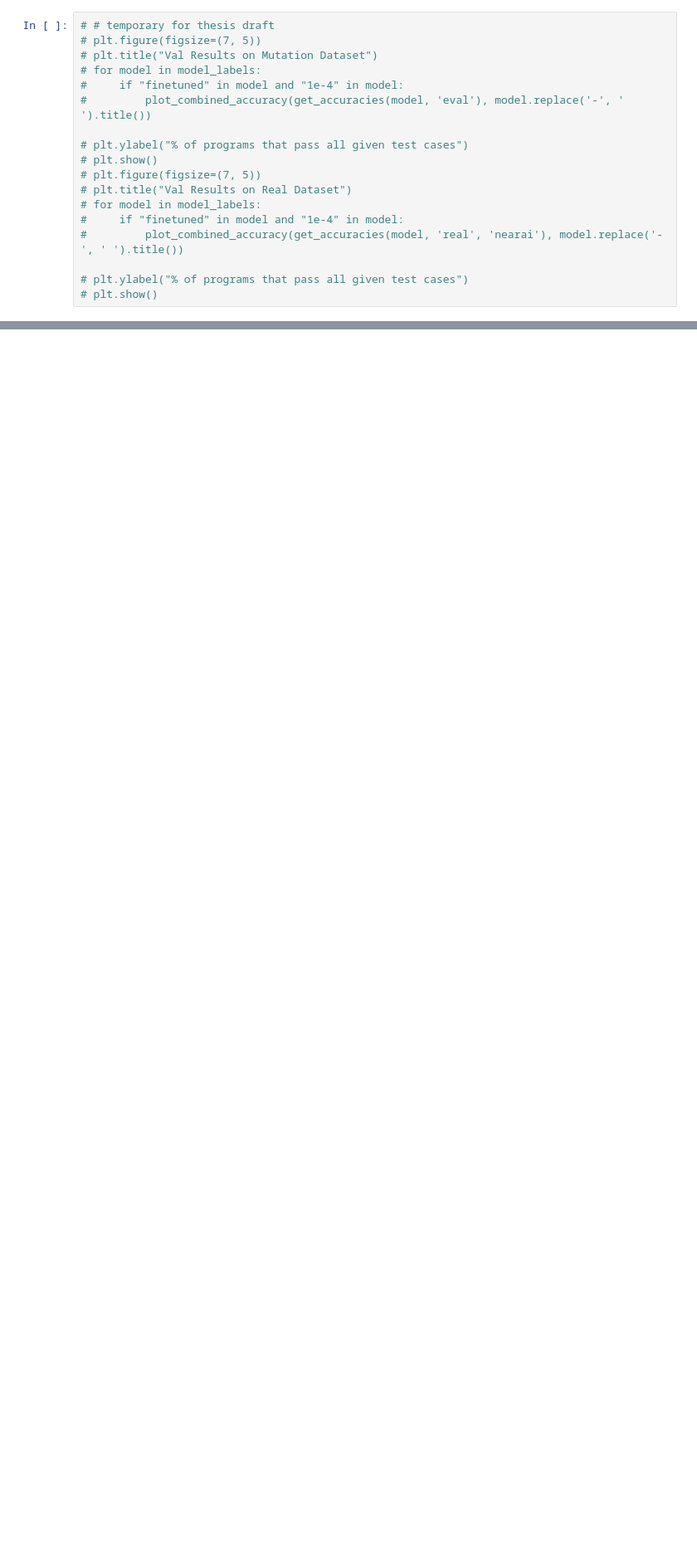
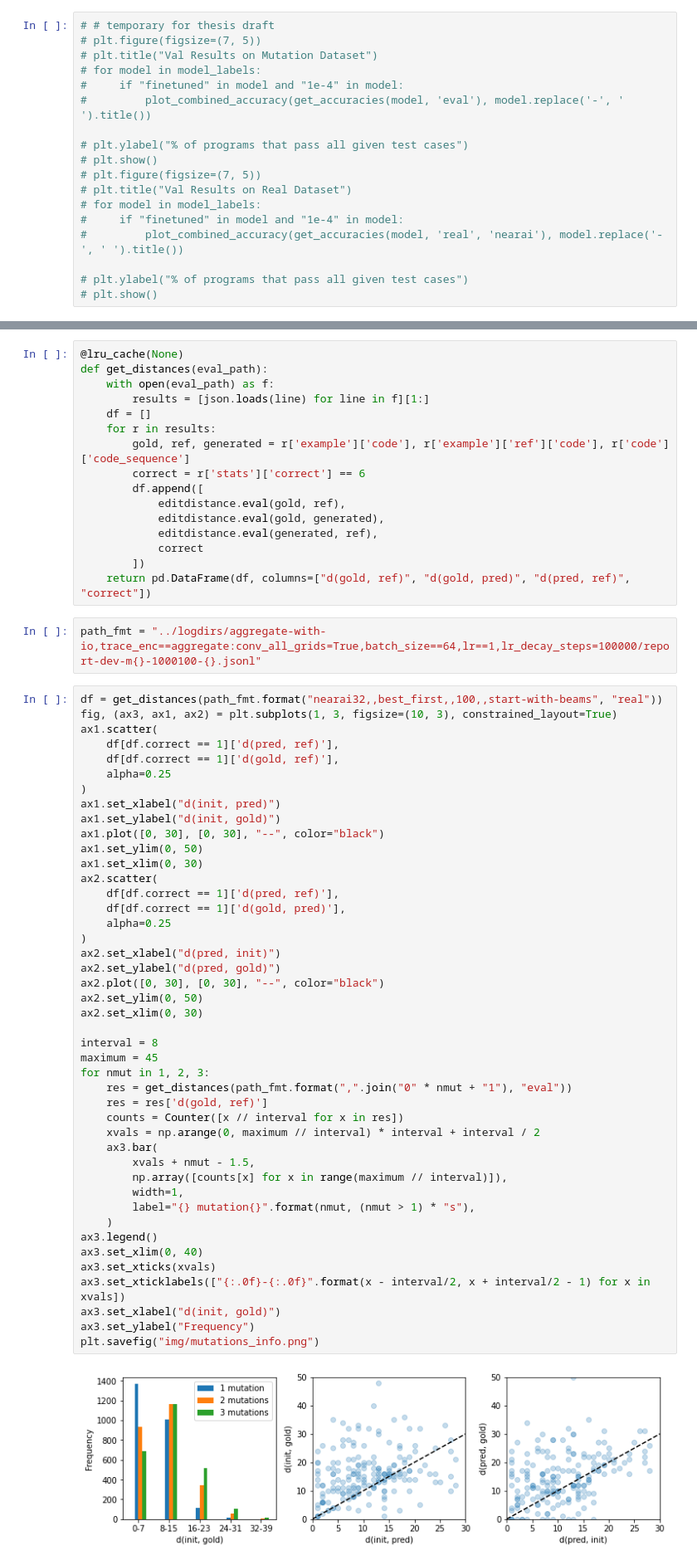
Before and after one commit to kavigupta/program_synthesis, a Jupyter notebook: notebooks/results.ipynb, the cells around one changed output, grey strips where cells are left out. Shown at 83% size. Cells and saved outputs as stored; diff of their text form; blank space fills up the shorter version.

Commit message:
update results notebook

```diff
--- a/notebooks/results.ipynb
+++ b/notebooks/results.ipynb
@@ -146,0 +301,64 @@ plt.grid()
+# %%
+@lru_cache(None)
+def get_distances(eval_path):
+    with open(eval_path) as f:
+        results = [json.loads(line) for line in f][1:]
+    df = []
+    for r in results:
+        gold, ref, generated = r['example']['code'], r['example']['ref']['code'], r['code']['code_sequence']
+        correct = r['stats']['correct'] == 6
+        df.append([
+            editdistance.eval(gold, ref),
+            editdistance.eval(gold, generated),
+            editdistance.eval(generated, ref),
+            correct
+        ])
+    return pd.DataFrame(df, columns=["d(gold, ref)", "d(gold, pred)", "d(pred, ref)", "correct"])
+# %%
+path_fmt = "../logdirs/aggregate-with-io,trace_enc==aggregate:conv_all_grids=True,batch_size==64,lr==1,lr_decay_steps=100000/report-dev-m{}-1000100-{}.jsonl"
+# %%
+df = get_distances(path_fmt.format("nearai32,,best_first,,100,,start-with-beams", "real"))
+fig, (ax3, ax1, ax2) = plt.subplots(1, 3, figsize=(10, 3), constrained_layout=True)
+ax1.scatter(
+    df[df.correct == 1]['d(pred, ref)'],
+    df[df.correct == 1]['d(gold, ref)'],
+    alpha=0.25
+)
+ax1.set_xlabel("d(init, pred)")
+ax1.set_ylabel("d(init, gold)")
+ax1.plot([0, 30], [0, 30], "--", color="black")
+ax1.set_ylim(0, 50)
+ax1.set_xlim(0, 30)
+ax2.scatter(
+    df[df.correct == 1]['d(pred, ref)'],
+    df[df.correct == 1]['d(gold, pred)'],
+    alpha=0.25
+)
+ax2.set_xlabel("d(pred, init)")
+ax2.set_ylabel("d(pred, gold)")
+ax2.plot([0, 30], [0, 30], "--", color="black")
+ax2.set_ylim(0, 50)
+ax2.set_xlim(0, 30)
+
+interval = 8
+maximum = 45
+for nmut in 1, 2, 3:
+    res = get_distances(path_fmt.format(",".join("0" * nmut + "1"), "eval"))
+    res = res['d(gold, ref)']
+    counts = Counter([x // interval for x in res])
+    xvals = np.arange(0, maximum // interval) * interval + interval / 2
+    ax3.bar(
+        xvals + nmut - 1.5,
+        np.array([counts[x] for x in range(maximum // interval)]),
+        width=1,
+        label="{} mutation{}".format(nmut, (nmut > 1) * "s"),
+    )
+ax3.legend()
+ax3.set_xlim(0, 40)
+ax3.set_xticks(xvals)
+ax3.set_xticklabels(["{:.0f}-{:.0f}".format(x - interval/2, x + interval/2 - 1) for x in xvals])
+ax3.set_xlabel("d(init, gold)")
+ax3.set_ylabel("Frequency")
+plt.savefig("img/mutations_info.png")
+# %% [output]
+[figure, added]
```
Also changed, not shown: parts of 18 cells of this notebook.
